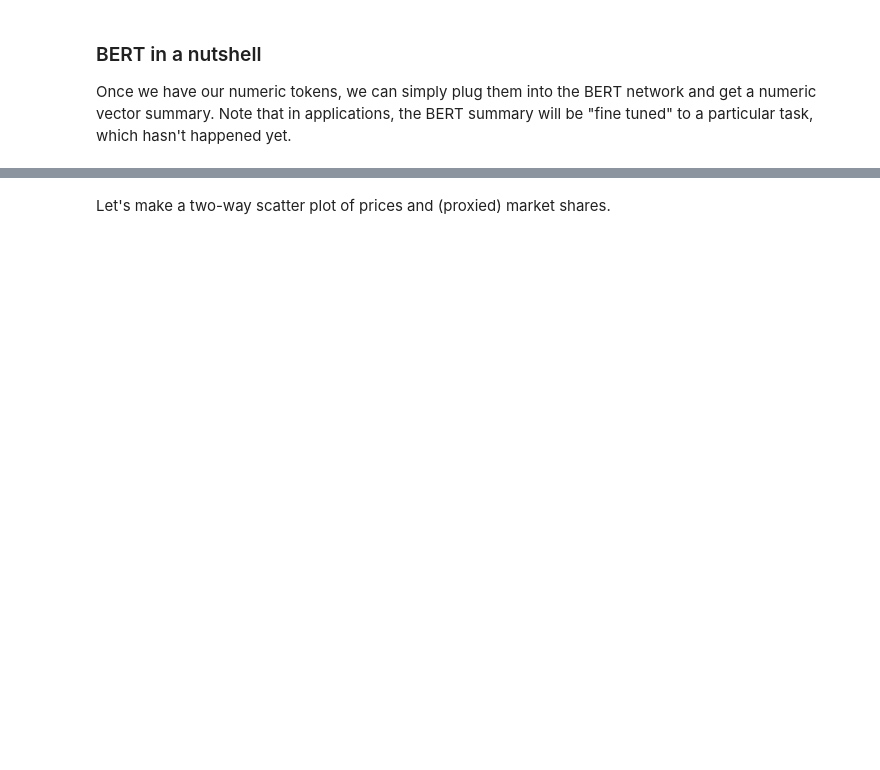
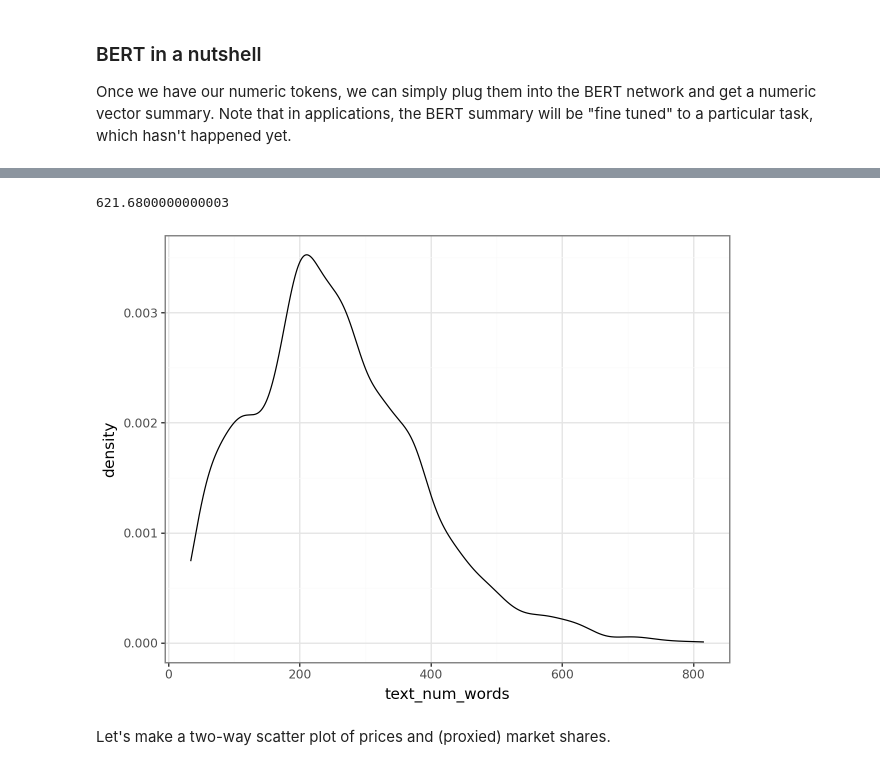
Before and after one commit to CausalAIBook/MetricsMLNotebooks, a Jupyter notebook: PM5/DoubleML_and_Feature_Engineering_with_BERT.ipynb, the cells around one changed output, grey strips where cells are left out. Drawn from its saved outputs; the diff is of its cells as text; code cells hidden in the pictures; blank space fills up the shorter version.

```diff
--- a/PM5/DoubleML_and_Feature_Engineering_with_BERT.ipynb
+++ b/PM5/DoubleML_and_Feature_Engineering_with_BERT.ipynb
@@ -158,0 +166,5 @@ data = pd.read_csv(DATA_URL)
+# %%
+ds = datasets.load_dataset("janteichertkluge/demand-analysis-repro")
+train_full = ds["train"].to_pandas().drop_duplicates(subset="ASIN") # only one observation per ASIN
+holdout  = ds["test"].to_pandas().drop_duplicates(subset="ASIN")
+print(f"Train shape: {train_full.shape}, Holdout shape: {holdout.shape}")
@@ -191,0 +196,14 @@ data.head()
+# %%
+# PRICE and SALES_RANK are already in log scale
+def prepare_data(df):
+    df = df.copy()
+    df['ln_p'] = df['P_bb_t']
+    df['ln_q'] = df['Q_t']
+    df['category'] = df['subcat_aggregated']
+    df = df[['text', 'ln_p', 'ln_q', 'category']].dropna()
+    return df
+
+train_full = prepare_data(train_full)
+holdout = prepare_data(holdout)
+
+train_full.head()
@@ -192,8 +217,11 @@ data.head()
 # %%
 # Text lengths
-data['text_num_words'] = data['text'].str.split().apply(len)
-print(np.nanquantile(data['text_num_words'], 0.99))
-(p9.ggplot(data, p9.aes('text_num_words')) + p9.geom_density())
+train_full['text_num_words'] = train_full['text'].str.split().apply(len)
+print(np.nanquantile(train_full['text_num_words'], 0.99))
+(p9.ggplot(train_full, p9.aes('text_num_words')) + p9.geom_density())
+# %% [output]
+621.6800000000003
+[figure, added]
 # %% [markdown]
 Let's make a two-way scatter plot of prices and (proxied) market shares.
 # %%
```
Also changed, not shown: parts of 62 cells of this notebook.
